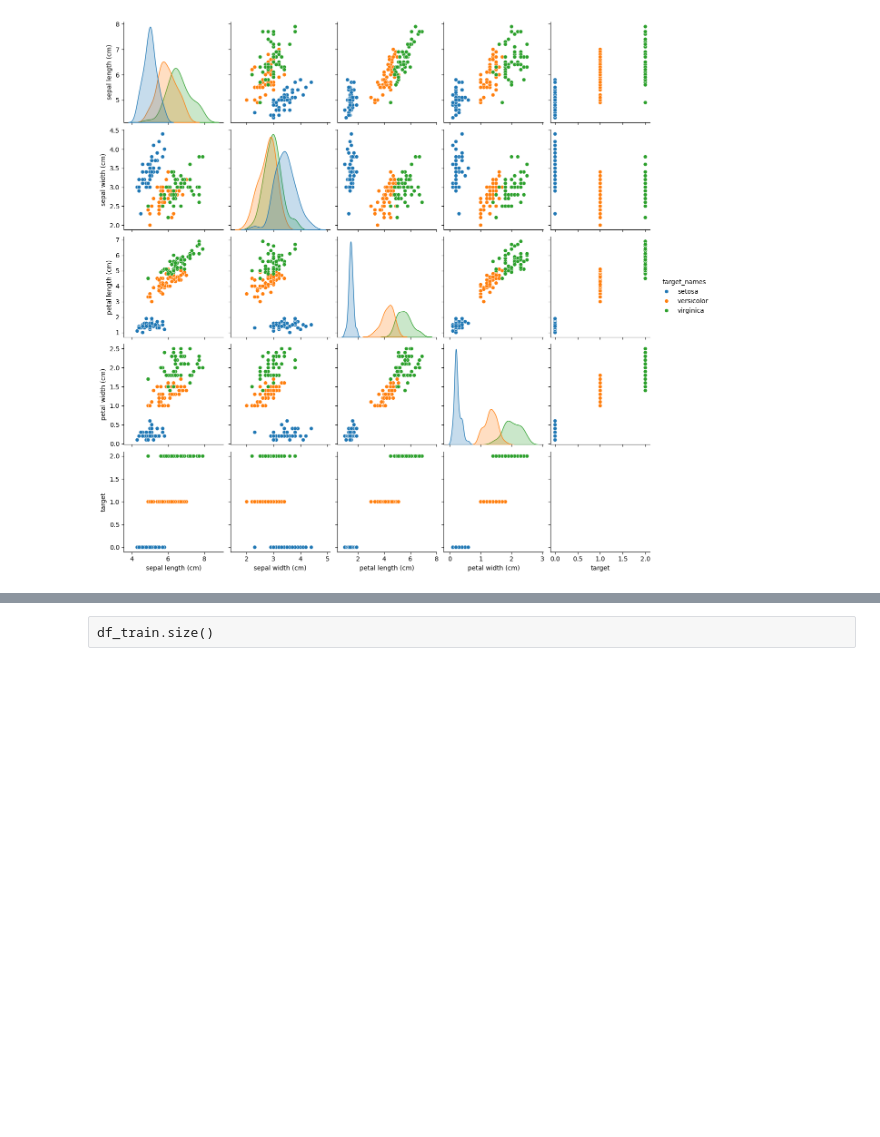
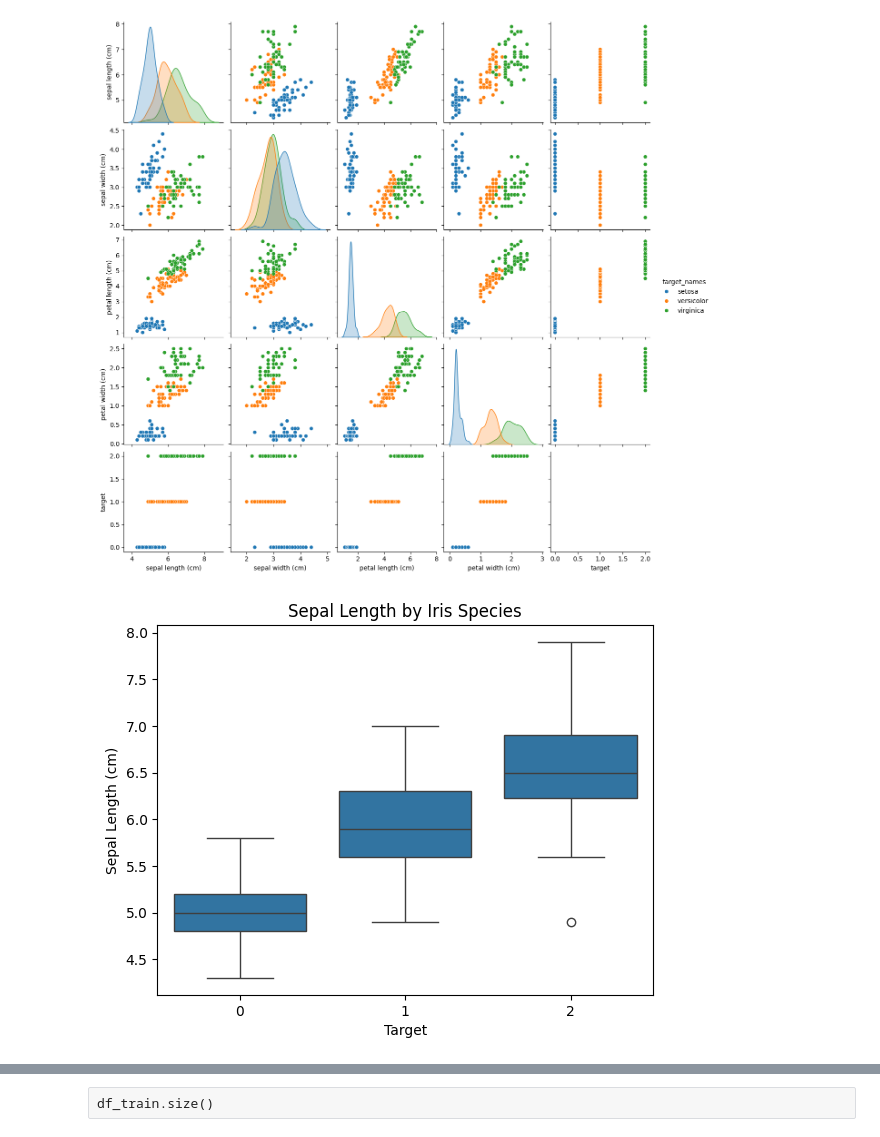
Before and after one commit to jvikramsrd/iris-classification, a Jupyter notebook: Untitled.ipynb, the cells around one changed output, grey strips where cells are left out. Cells and saved outputs as stored; diff of their text form; code cells hidden in the pictures; blank space fills up the shorter version.

```diff
--- a/Untitled.ipynb
+++ b/Untitled.ipynb
@@ -86,4 +86,10 @@ sns.pairplot(df,hue="target_names")
 <seaborn.axisgrid.PairGrid at 0x...>
 [figure]
 # %%
-#training
+sns.boxplot(x='target', y='sepal length (cm)', data=df)
+plt.title("Sepal Length by Iris Species")
+plt.xlabel("Target")
+plt.ylabel("Sepal Length (cm)")
+plt.show()
+# %% [output]
+[figure, added]
```
Also changed, not shown: parts of 2 cells of this notebook.
